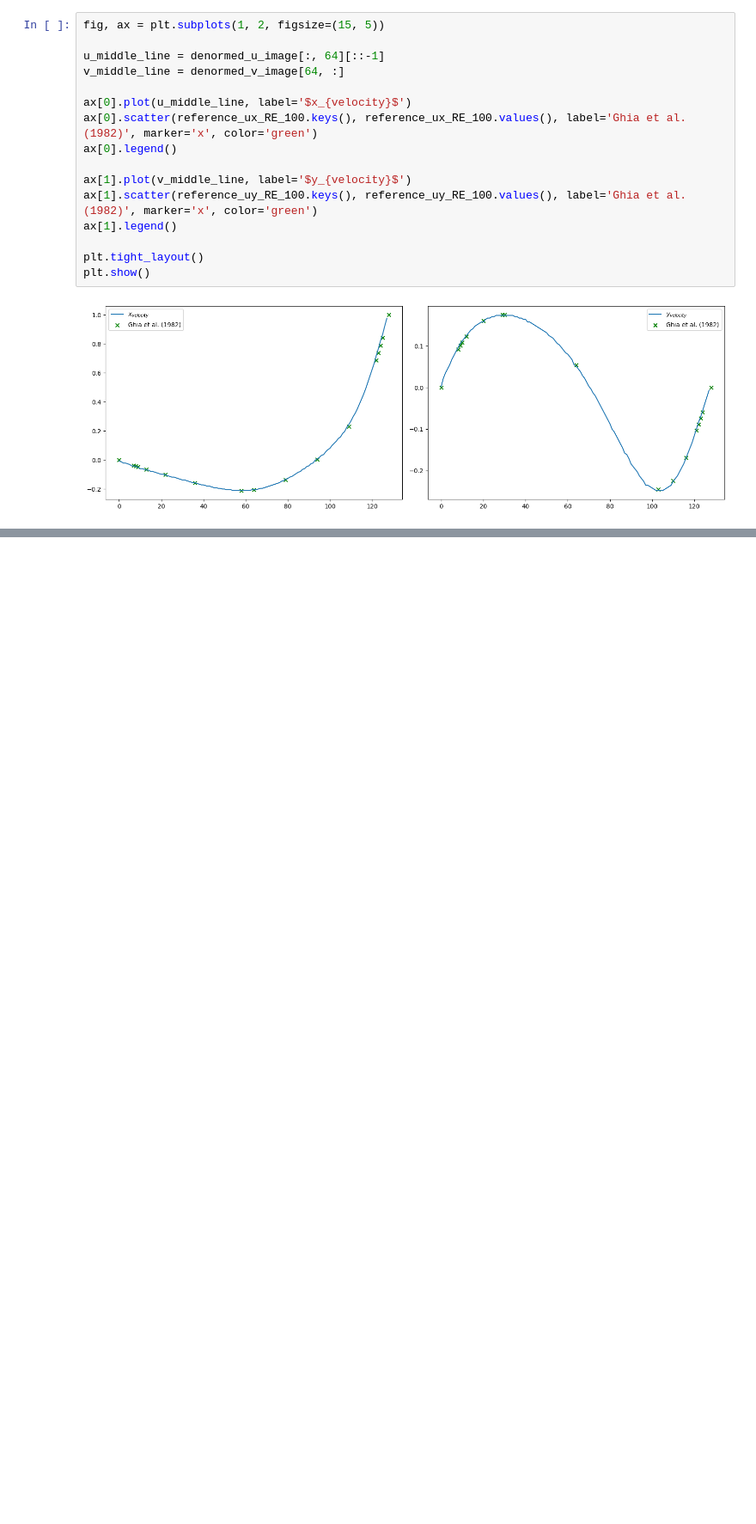
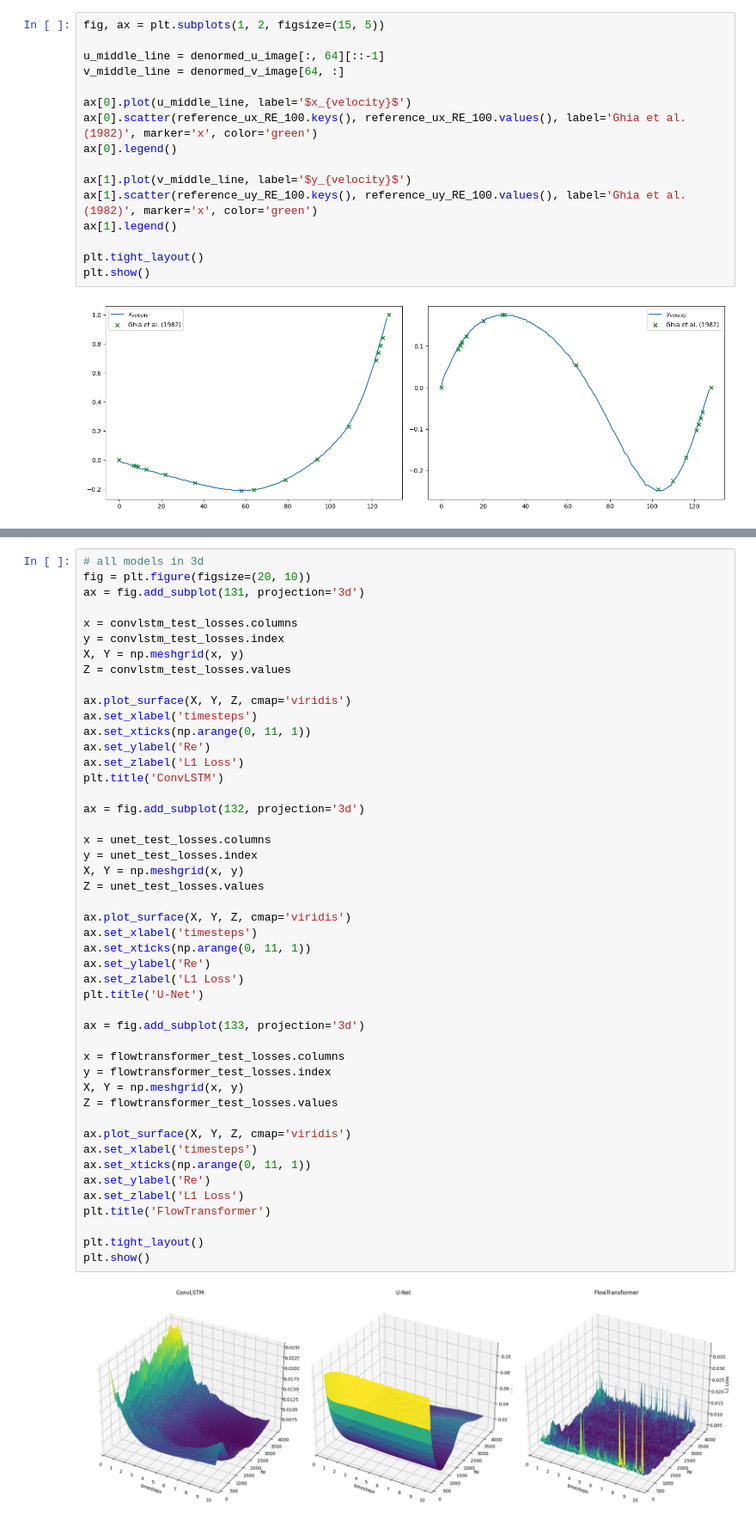
Before and after one commit to schneialexan/ba-thesis, a Jupyter notebook: data_gen_and_prep/v04_plots_for_paper.ipynb, the cells around one changed output, grey strips where cells are left out. Shown at 86% size. Drawn from its saved outputs; the diff is of its cells as text; blank space fills up the shorter version.

```diff
--- a/data_gen_and_prep/v04_plots_for_paper.ipynb
+++ b/data_gen_and_prep/v04_plots_for_paper.ipynb
@@ -245,0 +314,49 @@ plt.show()
+# %%
+# all models in 3d
+fig = plt.figure(figsize=(20, 10))
+ax = fig.add_subplot(131, projection='3d')
+
+x = convlstm_test_losses.columns
+y = convlstm_test_losses.index
+X, Y = np.meshgrid(x, y)
+Z = convlstm_test_losses.values
+
+ax.plot_surface(X, Y, Z, cmap='viridis')
+ax.set_xlabel('timesteps')
+ax.set_xticks(np.arange(0, 11, 1))
+ax.set_ylabel('Re')
+ax.set_zlabel('L1 Loss')
+plt.title('ConvLSTM')
+
+ax = fig.add_subplot(132, projection='3d')
+
+x = unet_test_losses.columns
+y = unet_test_losses.index
+X, Y = np.meshgrid(x, y)
+Z = unet_test_losses.values
+
+ax.plot_surface(X, Y, Z, cmap='viridis')
+ax.set_xlabel('timesteps')
+ax.set_xticks(np.arange(0, 11, 1))
+ax.set_ylabel('Re')
+ax.set_zlabel('L1 Loss')
+plt.title('U-Net')
+
+ax = fig.add_subplot(133, projection='3d')
+
+x = flowtransformer_test_losses.columns
+y = flowtransformer_test_losses.index
+X, Y = np.meshgrid(x, y)
+Z = flowtransformer_test_losses.values
+
+ax.plot_surface(X, Y, Z, cmap='viridis')
+ax.set_xlabel('timesteps')
+ax.set_xticks(np.arange(0, 11, 1))
+ax.set_ylabel('Re')
+ax.set_zlabel('L1 Loss')
+plt.title('FlowTransformer')
+
+plt.tight_layout()
+plt.show()
+# %% [output]
+[figure, added]
```
Also changed, not shown: parts of 10 cells of this notebook, 12 other files.
